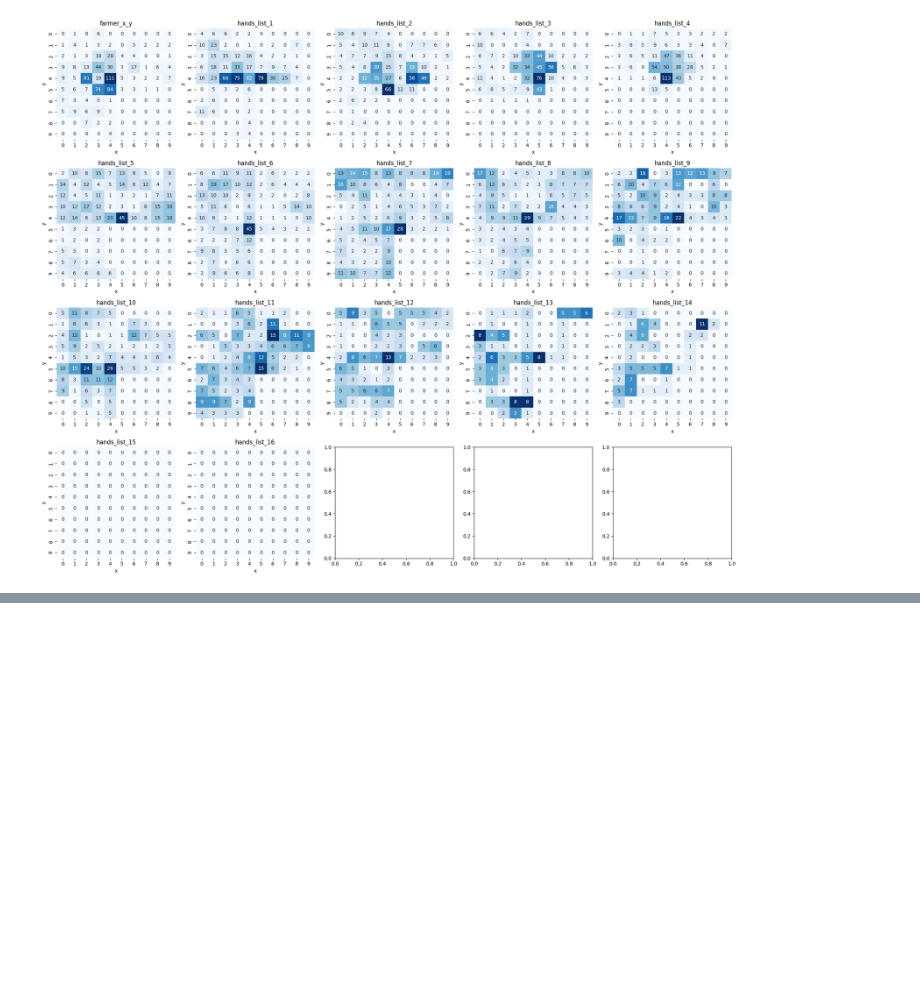
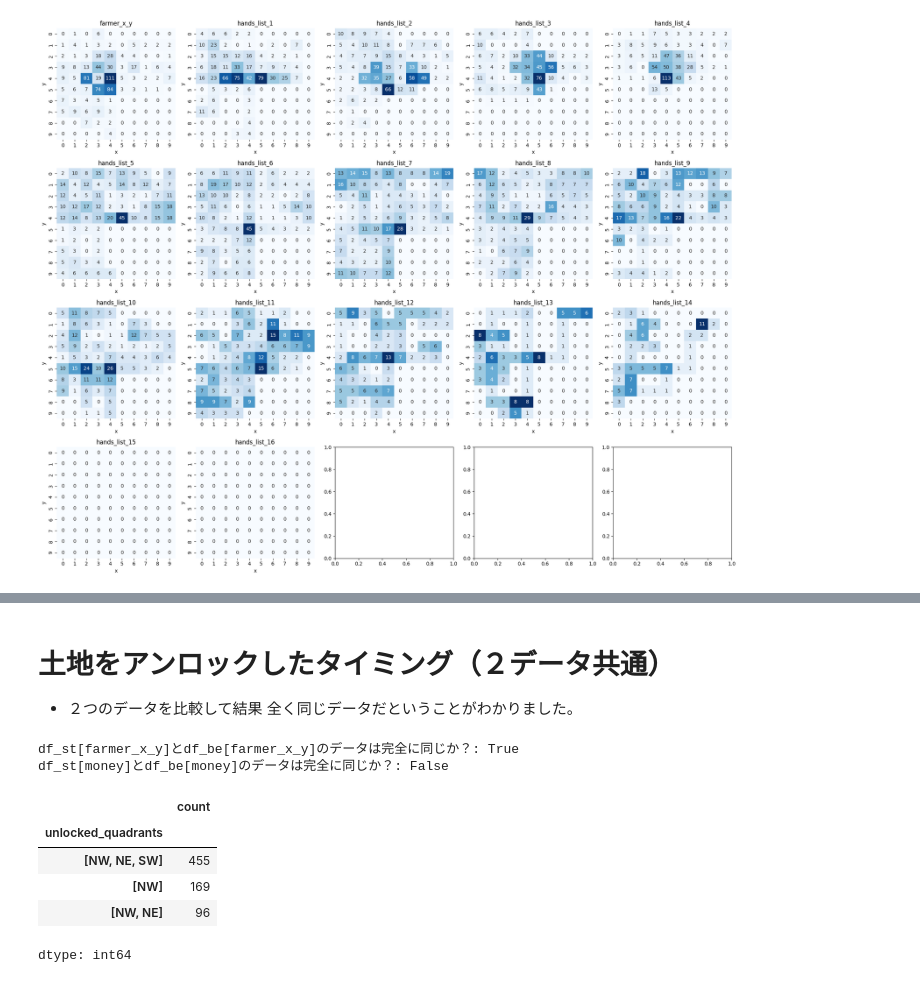
Before and after one commit to kenkenkengo0421/Kaggriculture, a Jupyter notebook: Kaggriculture_Movements_in_the_top_xx%/Spatial_Entropy.ipynb, the cells around one changed output, grey strips where cells are left out. Cells and saved outputs as stored; diff of their text form; code cells hidden in the pictures; blank space fills up the shorter version.

```diff
--- a/Kaggriculture_Movements_in_the_top_xx%/Spatial_Entropy.ipynb
+++ b/Kaggriculture_Movements_in_the_top_xx%/Spatial_Entropy.ipynb
@@ -180,0 +250,23 @@ print("初心者の最終所持金:", df_be["money"].iloc[-1])
+# %% [markdown]
+# 土地をアンロックしたタイミング（２データ共通）
+
+* ２つのデータを比較して結果
+  全く同じデータだということがわかりました。
+# %%
+test1 = df_st["unlocked_quadrants"].equals(df_be["unlocked_quadrants"])
+test2 = df_st["money"].equals(df_be["money"])
+
+print(f"df_st[farmer_x_y]とdf_be[farmer_x_y]のデータは完全に同じか？: {test1}")
+print(f"df_st[money]とdf_be[money]のデータは完全に同じか？: {test2}")
+# %% [output]
+df_st[farmer_x_y]とdf_be[farmer_x_y]のデータは完全に同じか？: True
+df_st[money]とdf_be[money]のデータは完全に同じか？: False
+# %%
+df_st["unlocked_quadrants"].value_counts()
+# %% [output]
+|  | count |
+| unlocked_quadrants |  |
+| [NW, NE, SW] | 455 |
+| [NW] | 169 |
+| [NW, NE] | 96 |
+dtype: int64
```
Also changed, not shown: parts of 16 cells of this notebook, 1 other file.
